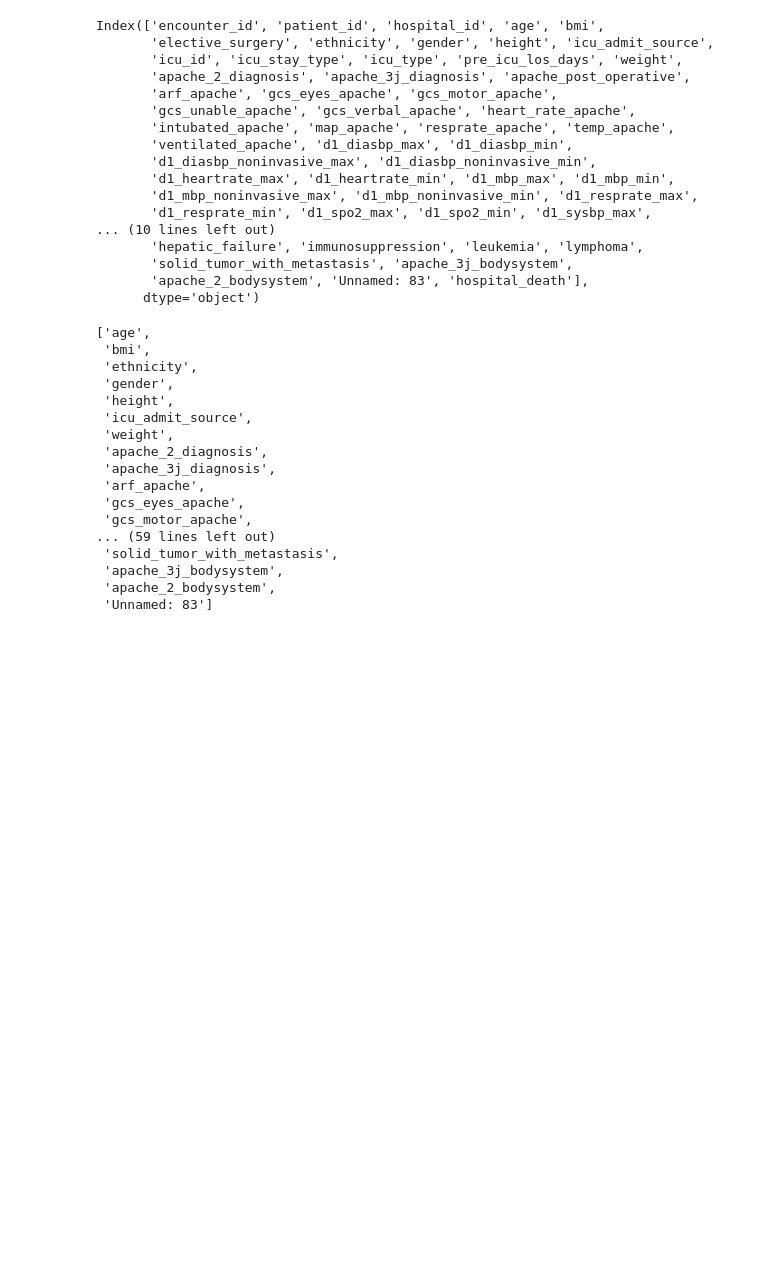
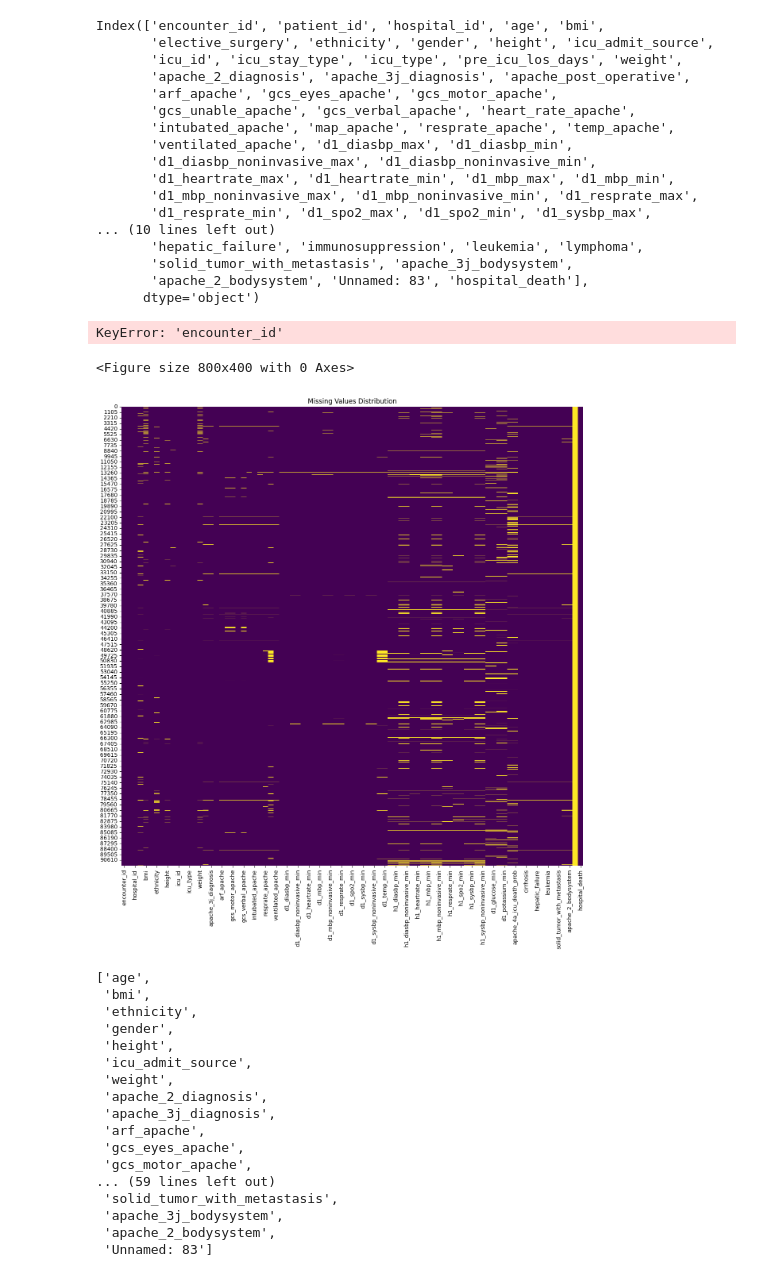
Before and after one commit to AmanKumarBhamboo/Survival-Rate-Prediction, a Jupyter notebook: EDApart.ipynb, the cells around one changed output. Cells and saved outputs as stored; diff of their text form; code cells hidden in the pictures; blank space fills up the shorter version.

```diff
--- a/EDApart.ipynb
+++ b/EDApart.ipynb
@@ -51,3 +59,19 @@ Index(['encounter_id', 'patient_id', 'hospital_id', 'age', 'bmi',
+# %%
+#Plot Numerical columns
+for col in original_numerical_cols:
+    sns.histplot(df[col])
+    plt.show()
+# %% [output]
+KeyError: 'encounter_id'
+<Figure size 800x400 with 0 Axes>
+# %%
+#Null Values Distribution
+plt.figure(figsize=(15, 15))
+sns.heatmap(df.isnull(), cmap="viridis", cbar=False)
+plt.title('Missing Values Distribution')
+plt.show()
+# %% [output]
+[figure, added]
 # %%
 # Seeing the columns with null values only:
 def null_value_column(A):
```
Also changed, not shown: parts of 2 cells of this notebook, 3 other files.
